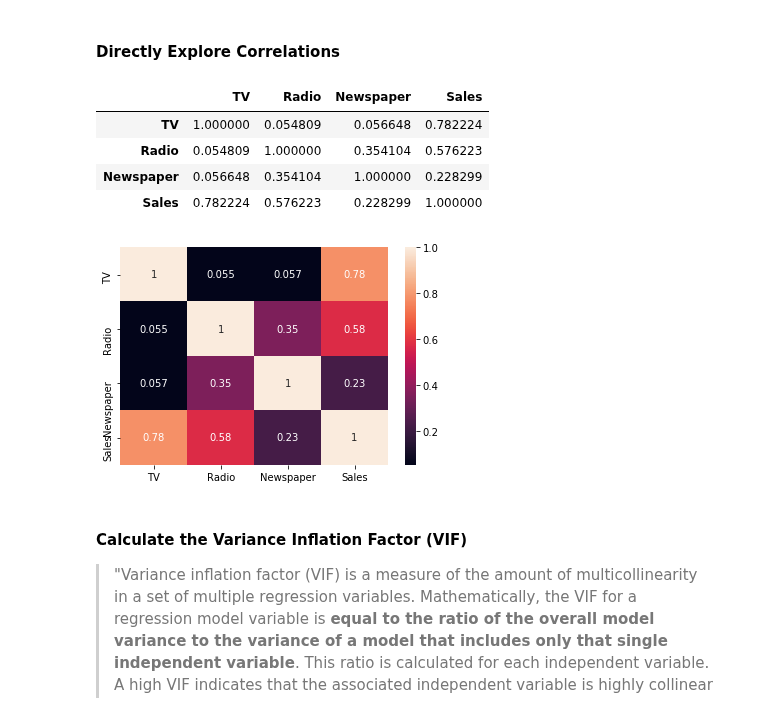
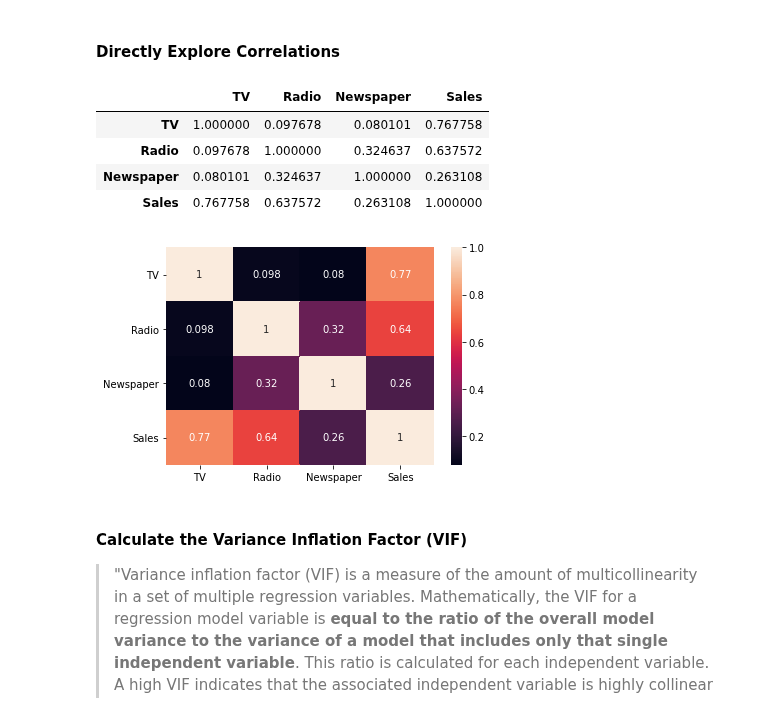
Before and after one commit to lindseyberlin/ds-lesson-hub, a Jupyter notebook: Phase2/LinearRegression-ModelAssumptions/ModelAssumptions.ipynb, the cells around one changed output. Cells and saved outputs as stored; diff of their text form; code cells hidden in the pictures.

Commit message:
Add train test split

```diff
--- a/Phase2/LinearRegression-ModelAssumptions/ModelAssumptions.ipynb
+++ b/Phase2/LinearRegression-ModelAssumptions/ModelAssumptions.ipynb
@@ -30,6 +30,14 @@ df.head()
 | 3 | 17.2 | 45.9 | 69.3 | 9.3 |
 | 4 | 151.5 | 41.3 | 58.5 | 18.5 |
 | 5 | 180.8 | 10.8 | 58.4 | 12.9 |
+# %%
+# Define X and y
+X = df.drop(columns='Sales')
+y = df['Sales']
+# %%
+# Train / Test split
+X_train, X_test, y_train, y_test = train_test_split(
+    X, y, test_size=0.33, random_state=42)
 # %% [markdown]
 ## Checking Each Assumption
 # %% [markdown]
@@ -66,4 +76,7 @@ plt.show()
 A quicker solution is to use Seaborn's `pairplot`.
 
 This lets us check for linearity and multicollinearity (the next assumption we'll check) at the same time.
+# %%
+# Make a train df so we can see X versus y in our train data
+train_df = pd.concat([X_train, y_train], axis=1)
 # %%
@@ -92,21 +111,21 @@ AKA when my X variables aren't actually independent - so that a model has troubl
 #### Directly Explore Correlations
 # %%
 # check all correlations using the same Pearson's correlation coefficient
-df.corr()
+train_df.corr()
 # %% [output]
 |  | TV | Radio | Newspaper | Sales |
-| TV | 1.000000 | 0.054809 | 0.056648 | 0.782224 |
-| Radio | 0.054809 | 1.000000 | 0.354104 | 0.576223 |
-| Newspaper | 0.056648 | 0.354104 | 1.000000 | 0.228299 |
-| Sales | 0.782224 | 0.576223 | 0.228299 | 1.000000 |
+| TV | 1.000000 | 0.097678 | 0.080101 | 0.767758 |
+| Radio | 0.097678 | 1.000000 | 0.324637 | 0.637572 |
+| Newspaper | 0.080101 | 0.324637 | 1.000000 | 0.263108 |
+| Sales | 0.767758 | 0.637572 | 0.263108 | 1.000000 |
 # %%
 # can also visualize it
-ax = sns.heatmap(df.corr(), annot=True)
+ax = sns.heatmap(train_df.corr(), annot=True)
 # need to manually set my ylim because of my version of matplotlib
 ax.set_ylim(4, 0)
 plt.show()
 # %% [output]
-[figure, old version]
+[figure, new version]
 # %% [markdown]
 #### Calculate the Variance Inflation Factor (VIF)
 
```
Also changed, not shown: parts of 23 cells of this notebook.
